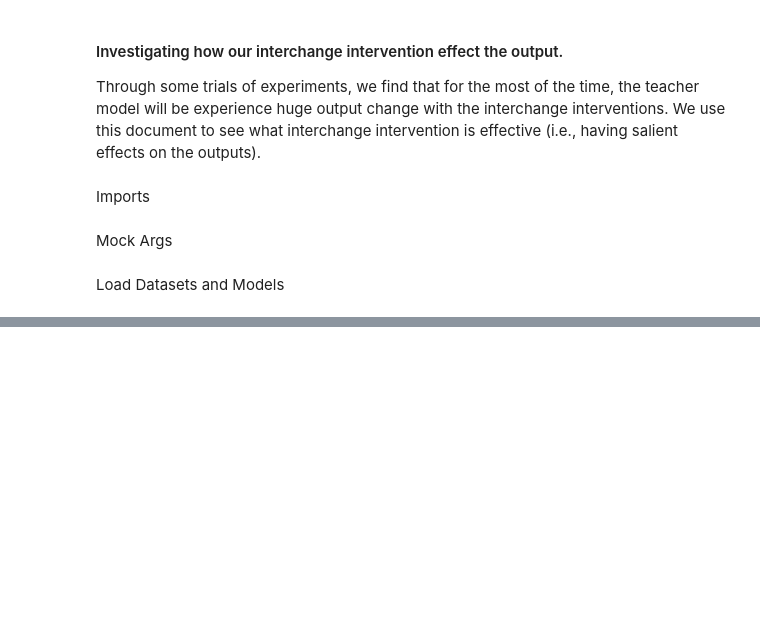
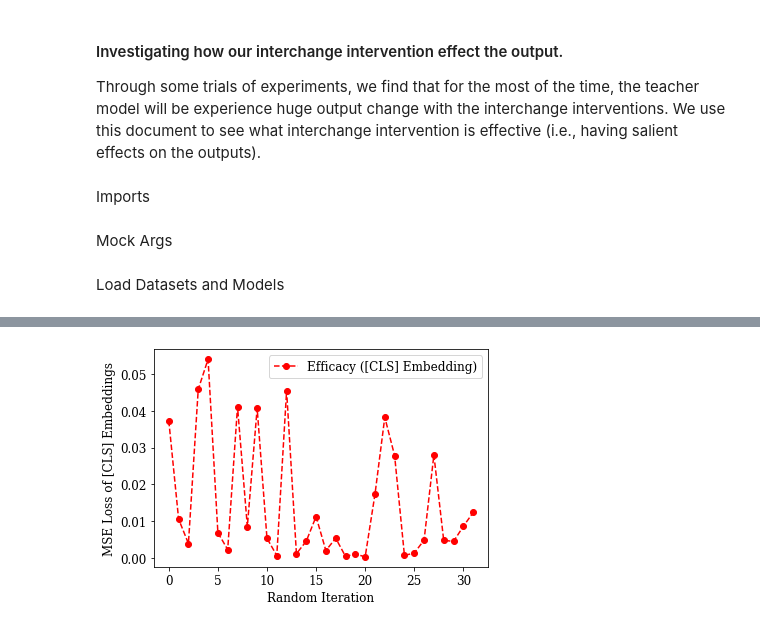
Before and after one commit to frankaging/Causal-Distill-XXS, a Jupyter notebook: Distillation-Effects.ipynb, the cells around one changed output, grey strips where cells are left out. Cells and saved outputs as stored; diff of their text form; code cells hidden in the pictures; blank space fills up the shorter version.

```diff
--- a/Distillation-Effects.ipynb
+++ b/Distillation-Effects.ipynb
@@ -193,0 +297,14 @@ distiller = TaskSpecificCausalDistiller(
+# %%
+plt.rcParams["font.family"] = "DejaVu Serif"
+font = {'family' : 'DejaVu Serif',
+        'size'   : 12}
+plt.rc('font', **font)
+with plt.rc_context({'axes.edgecolor':'black', 'xtick.color':'black', 'ytick.color':'black', 'figure.facecolor':'white'}):
+
+    plt.plot(efficacy_emb, '--ro', label='Efficacy ([CLS] Embedding)')
+    plt.ylabel("MSE Loss of [CLS] Embeddings", fontsize=12)
+    plt.xlabel("Random Iteration", fontsize=12)
+    plt.legend()
+    plt.savefig("./figures/iit_efficacy_emb.png",dpi=1000, bbox_inches='tight')
+# %% [output]
+[figure, added]
```
Also changed, not shown: parts of 10 cells of this notebook, 3 other files.
